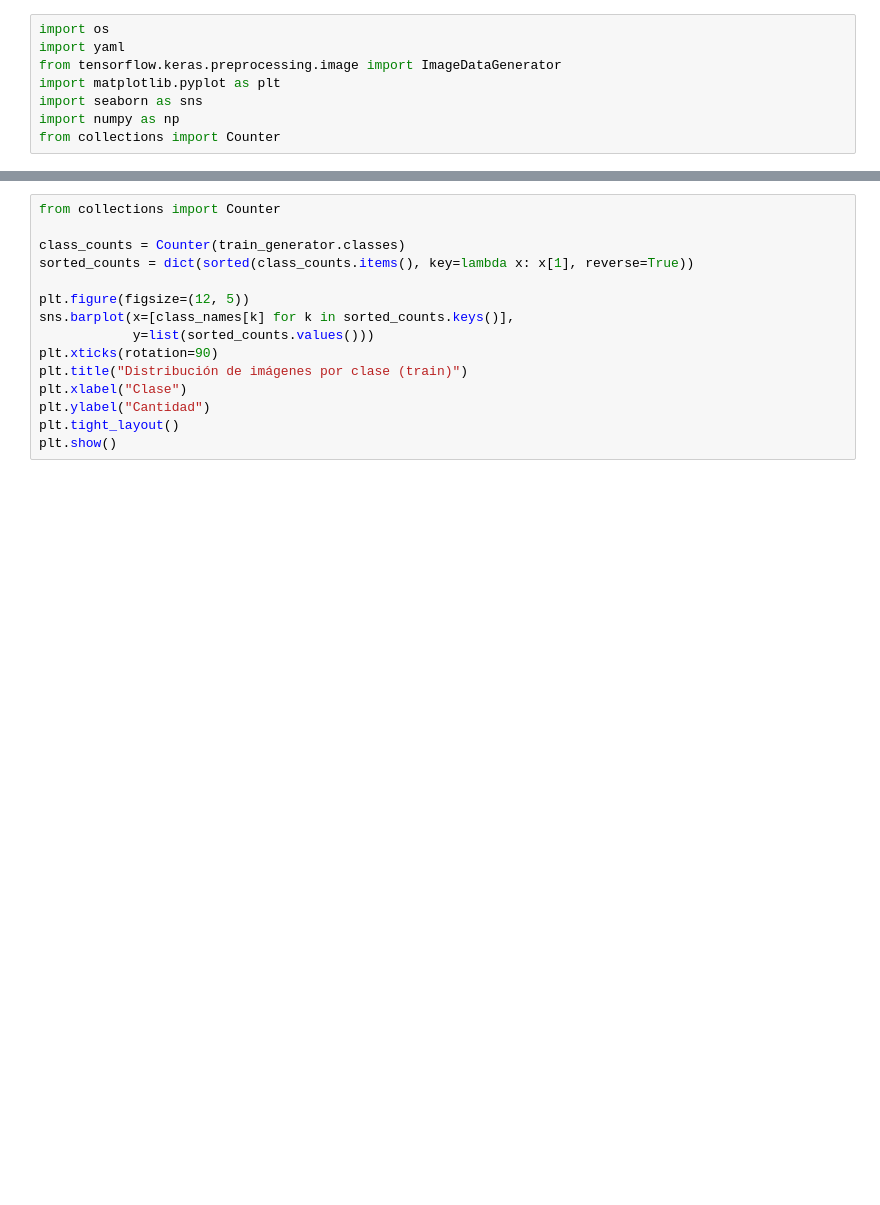
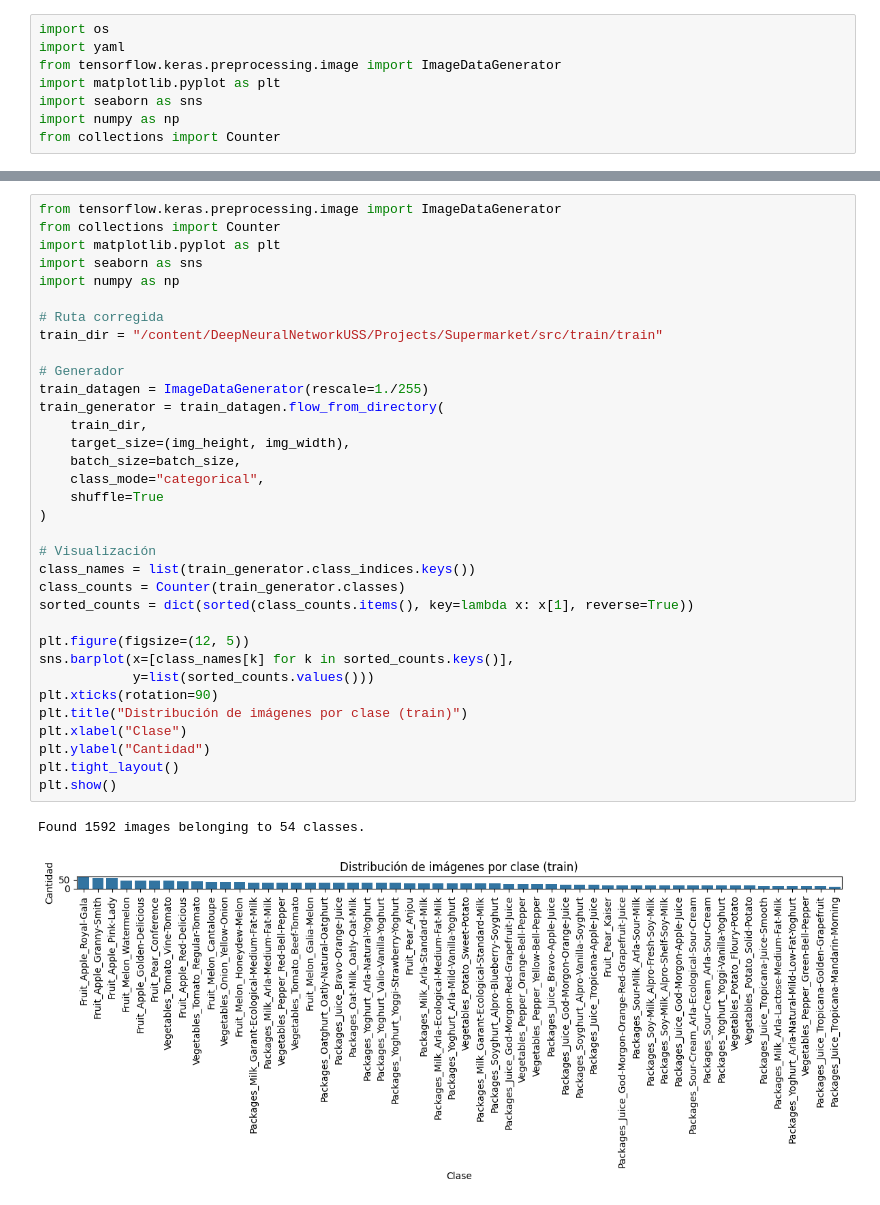
Before and after one commit to solivare/DeepNeuralNetworkUSS, a Jupyter notebook: Projects/Supermarket/notebooks/EDA.ipynb, the cells around one changed output, grey strips where cells are left out. Drawn from its saved outputs; the diff is of its cells as text; blank space fills up the shorter version.

```diff
--- a/Projects/Supermarket/notebooks/EDA.ipynb
+++ b/Projects/Supermarket/notebooks/EDA.ipynb
@@ -40,15 +80,37 @@ plt.show()
 # %%
+from tensorflow.keras.preprocessing.image import ImageDataGenerator
 from collections import Counter
+import matplotlib.pyplot as plt
+import seaborn as sns
+import numpy as np
 
+# Ruta corregida
+train_dir = "/content/DeepNeuralNetworkUSS/Projects/Supermarket/src/train/train"
+
+# Generador
+train_datagen = ImageDataGenerator(rescale=1./255)
+train_generator = train_datagen.flow_from_directory(
+    train_dir,
+    target_size=(img_height, img_width),
+    batch_size=batch_size,
+    class_mode="categorical",
+    shuffle=True
+)
+
+# Visualización
+class_names = list(train_generator.class_indices.keys())
 class_counts = Counter(train_generator.classes)
 sorted_counts = dict(sorted(class_counts.items(), key=lambda x: x[1], reverse=True))
 
 plt.figure(figsize=(12, 5))
 sns.barplot(x=[class_names[k] for k in sorted_counts.keys()],
             y=list(sorted_counts.values()))
 plt.xticks(rotation=90)
 plt.title("Distribución de imágenes por clase (train)")
 plt.xlabel("Clase")
 plt.ylabel("Cantidad")
 plt.tight_layout()
 plt.show()
+# %% [output]
+Found 1592 images belonging to 54 classes.
+[figure, added]
```
Also changed, not shown: parts of 13 cells of this notebook.
